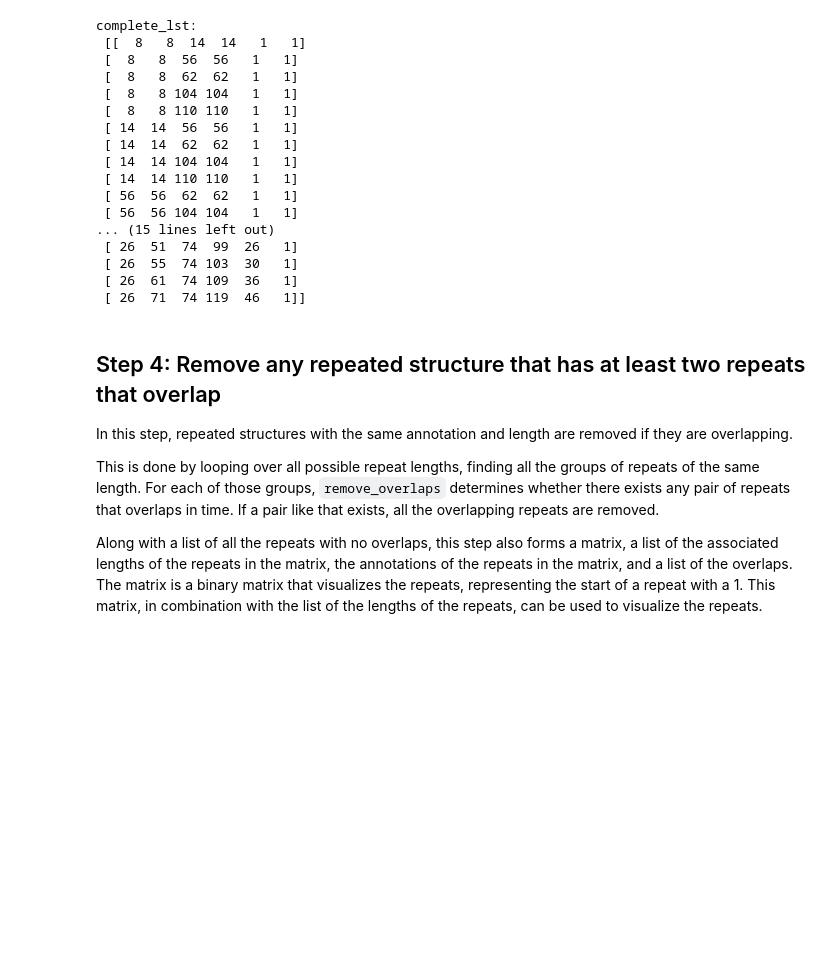
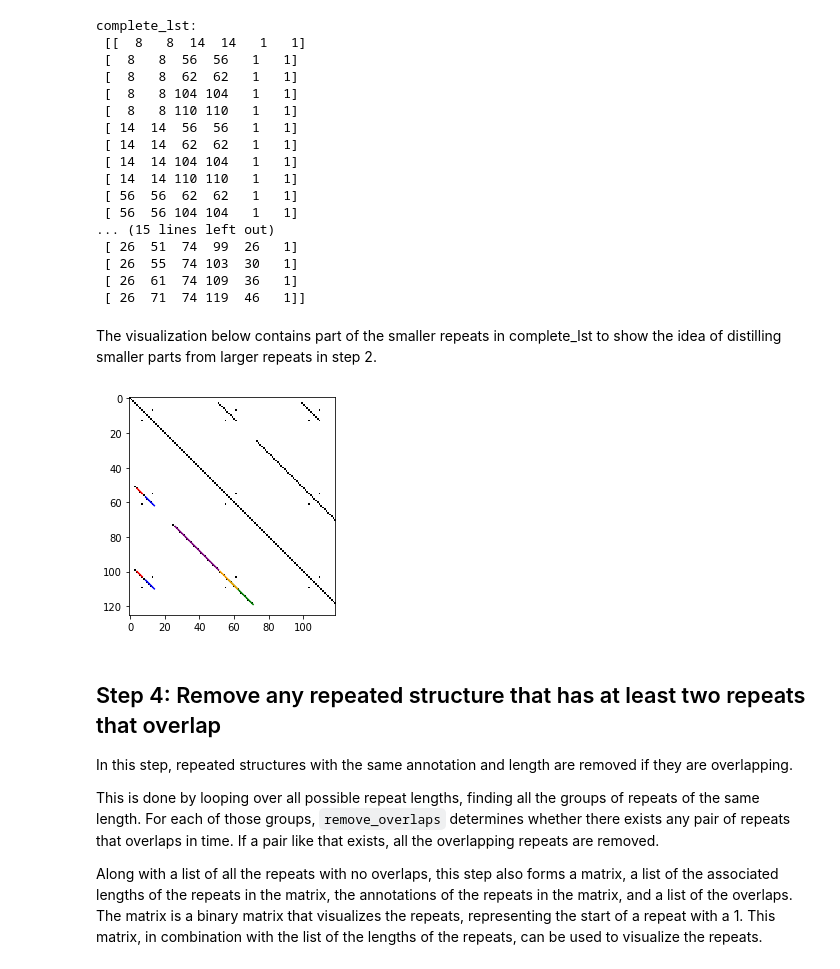
Before and after one commit to smith-tinkerlab/repytah, a Jupyter notebook: docs/example_vignette.ipynb, the cells around one changed output. Drawn from its saved outputs; the diff is of its cells as text; code cells hidden in the pictures; blank space fills up the shorter version.

Commit message:
Update example_vignette.ipynb
tie complete_lst to thresholded SDM

```diff
--- a/docs/example_vignette.ipynb
+++ b/docs/example_vignette.ipynb
@@ -189,6 +189,50 @@ complete_lst:
  [ 26  55  74 103  30   1]
  [ 26  61  74 109  36   1]
  [ 26  71  74 119  46   1]]
+# %% [markdown]
+The visualization below contains part of the smaller repeats in complete_lst to show the idea of distilling smaller parts from larger repeats in step 2.
+# %%
+# Produce a visualization
+SDM = plt.imshow(thresh_dist_mat, cmap="Greys")
+
+# for [4,7,52,55,4] in complete_lst
+x = [4,7]
+y = [52,55]
+plt.plot(x,y,color = "red")
+
+# for [4,14,100,103,4] in complete_lst
+x = [4,7]
+y = [100,103]
+plt.plot(x,y,color = "red")
+
+# for [9,14,57,62,6] in complete_lst
+x = [9,14]
+y = [57,62]
+plt.plot(x,y,color = "blue")
+
+# for [9,14,105,110,6] in complete_lst
+x = [9,14]
+y = [105,110]
+plt.plot(x,y,color = "blue")
+
+# for [57,71,105,119,15] in complete_lst
+x = [57,71]
+y = [105,119]
+plt.plot(x,y,color = "green")
+
+# for [52,62,100,110,11] in complete_lst
+x = [52,62]
+y = [100,110]
+plt.plot(x,y,color = "orange")
+
+# for [26,51,74,99,26] in complete_lst
+x = [26,51]
+y = [74,99]
+plt.plot(x,y,color = "purple")
+
+plt.show()
+# %% [output]
+[figure, added]
 # %% [markdown]
 ## Step 4: Remove any repeated structure that has at least two repeats that overlap
 
```
Also changed, not shown: parts of 1 cell of this notebook.
